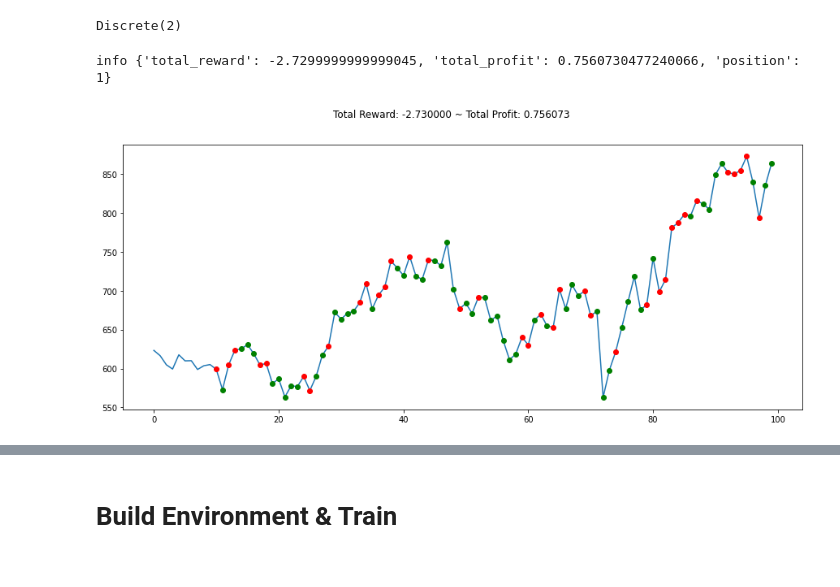
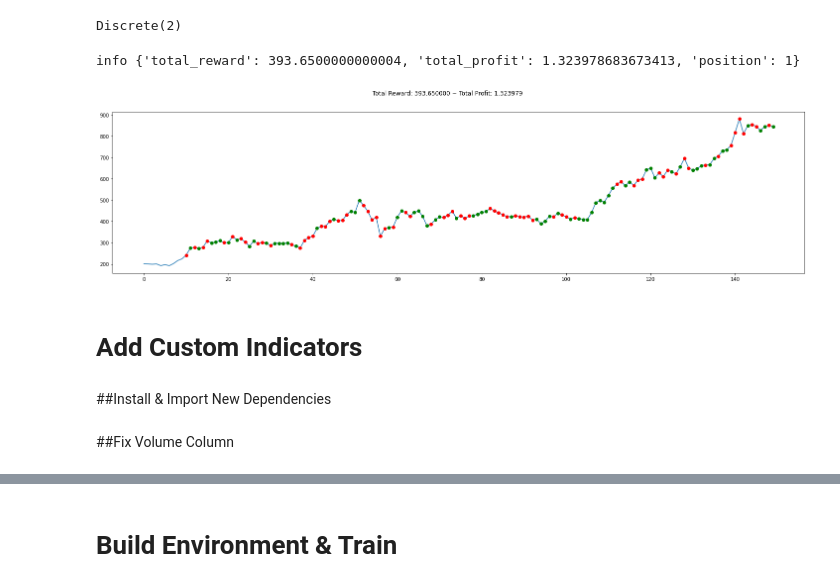
Before and after one commit to tonykipkemboi/Reinforcement-Learning-Trading-Bot, a Jupyter notebook: $STOCK_ReinforcementLearningTradingBot.ipynb, the cells around one changed output, grey strips where cells are left out. Cells and saved outputs as stored; diff of their text form; code cells hidden in the pictures.

```diff
--- a/$STOCK_ReinforcementLearningTradingBot.ipynb
+++ b/$STOCK_ReinforcementLearningTradingBot.ipynb
@@ -47,3 +47,6 @@ df.head()
 | 2021-06-16 | 597.54 | 608.50 | 593.50 | 604.87 | 22,144,131 |
 | 2021-06-15 | 616.69 | 616.79 | 598.23 | 599.36 | 17,764,150 |
 | 2021-06-14 | 612.23 | 625.49 | 609.18 | 617.69 | 20,423,980 |
+# %%
+df.sort_values('Date', ascending=True, inplace=True)
+df.head()
@@ -50,5 +61,5 @@ df.head()
 # %%
-env = gym.make('stocks-v0', df=df, frame_bound=(10,100), window_size=10)
+env = gym.make('stocks-v0', df=df, frame_bound=(10,150), window_size=10)
 #env.prices
 #env.signal_features
 # %% [markdown]
@@ -61,20 +72,24 @@ Discrete(2)
 # %%
 state = env.reset()
 
 while True:
   action = env.action_space.sample()
   n_state, reward, done, info = env.step(action)
   if done:
     print('info', info)
     break
 
-plt.figure(figsize=(15,6))
+plt.figure(figsize=(25,6))
 plt.cla()
 env.render_all()
 plt.show()
 
 #green-->buy
 #red-->short
 # %% [output]
-info {'total_reward': -2.7299999999999045, 'total_profit': 0.7560730477240066, 'position': 1}
+info {'total_reward': 393.6500000000004, 'total_profit': 1.323978683673413, 'position': 1}
-[figure, old version]
+[figure, new version]
+# %% [markdown]
+# Add Custom Indicators
+# %% [markdown]
+##Install & Import New Dependencies
@@ -80,0 +101,2 @@ info {'total_reward': -2.7299999999999045, 'total_profit': 0.7560730477240066, '
+# %% [markdown]
+##Fix Volume Column
```
Also changed, not shown: parts of 21 cells of this notebook.
